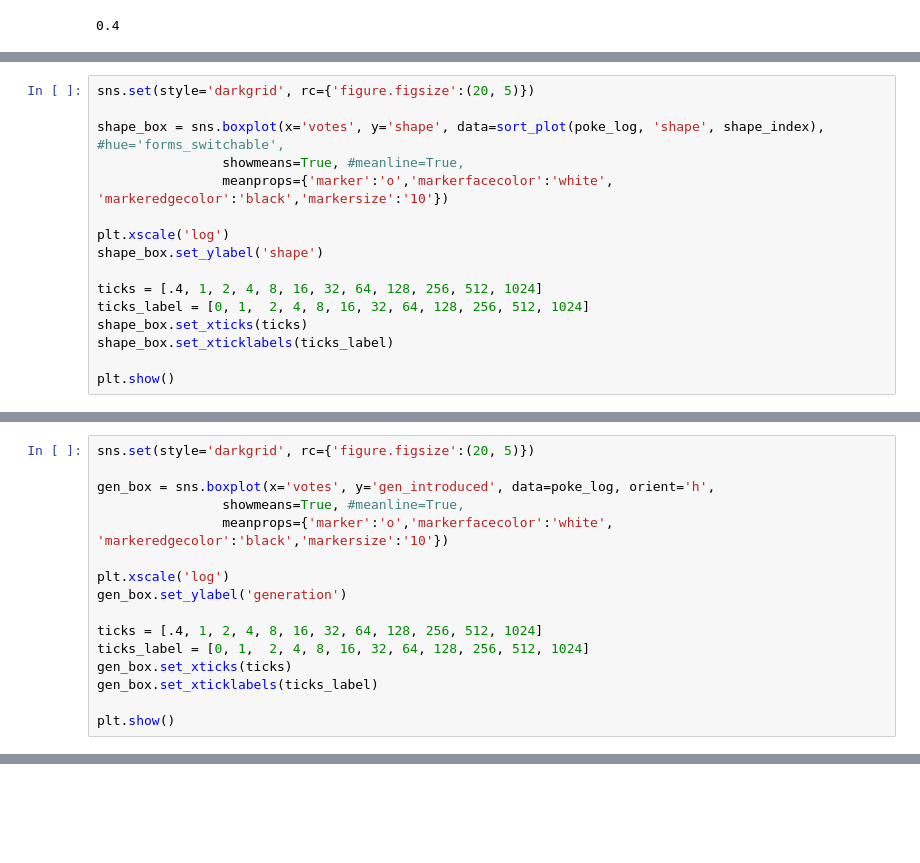
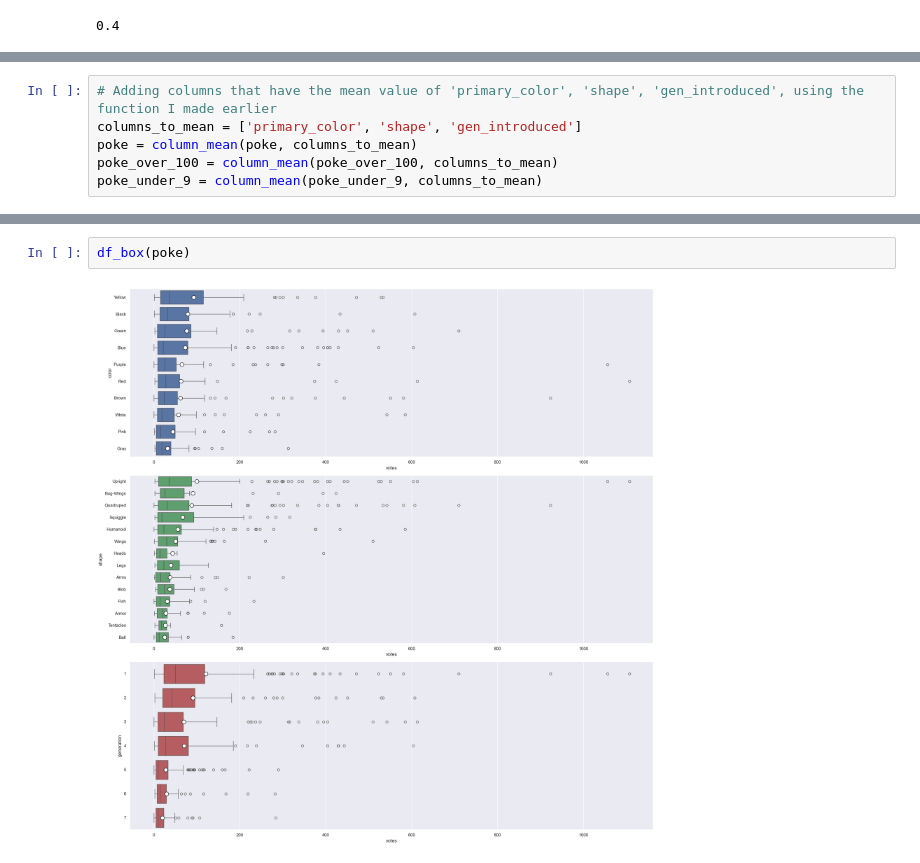
Before and after one commit to LeeMerrow/Pokemon-Popularity, a Jupyter notebook: Pokemon.ipynb, the cells around one changed output, grey strips where cells are left out. Cells and saved outputs as stored; diff of their text form; blank space fills up the shorter version.

```diff
--- a/Pokemon.ipynb
+++ b/Pokemon.ipynb
@@ -471,16 +353,0 @@ shape.sort_values('weighted_votes', ascending=False)
-# %%
-sns.set(style='darkgrid', rc={'figure.figsize':(20, 5)})
-
-shape_box = sns.boxplot(x='votes', y='shape', data=sort_plot(poke_log, 'shape', shape_index), #hue='forms_switchable',
-                showmeans=True, #meanline=True,
-                meanprops={'marker':'o','markerfacecolor':'white', 'markeredgecolor':'black','markersize':'10'})
-
-plt.xscale('log')
-shape_box.set_ylabel('shape')
-
-ticks = [.4, 1, 2, 4, 8, 16, 32, 64, 128, 256, 512, 1024]
-ticks_label = [0, 1,  2, 4, 8, 16, 32, 64, 128, 256, 512, 1024]
-shape_box.set_xticks(ticks)
-shape_box.set_xticklabels(ticks_label)
-
-plt.show()
@@ -489,16 +353,0 @@ plt.show()
-# %%
-sns.set(style='darkgrid', rc={'figure.figsize':(20, 5)})
-
-gen_box = sns.boxplot(x='votes', y='gen_introduced', data=poke_log, orient='h',
-                showmeans=True, #meanline=True,
-                meanprops={'marker':'o','markerfacecolor':'white', 'markeredgecolor':'black','markersize':'10'})
-
-plt.xscale('log')
-gen_box.set_ylabel('generation')
-
-ticks = [.4, 1, 2, 4, 8, 16, 32, 64, 128, 256, 512, 1024]
-ticks_label = [0, 1,  2, 4, 8, 16, 32, 64, 128, 256, 512, 1024]
-gen_box.set_xticks(ticks)
-gen_box.set_xticklabels(ticks_label)
-
-plt.show()
@@ -506,0 +418,6 @@ plt.show()
+# %%
+# Adding columns that have the mean value of 'primary_color', 'shape', 'gen_introduced', using the function I made earlier
+columns_to_mean = ['primary_color', 'shape', 'gen_introduced']
+poke = column_mean(poke, columns_to_mean)
+poke_over_100 = column_mean(poke_over_100, columns_to_mean)
+poke_under_9 = column_mean(poke_under_9, columns_to_mean)
@@ -506,0 +469,4 @@ plt.show()
+# %%
+df_box(poke)
+# %% [output]
+[figure, added]
```
Also changed, not shown: parts of 28 cells of this notebook.
